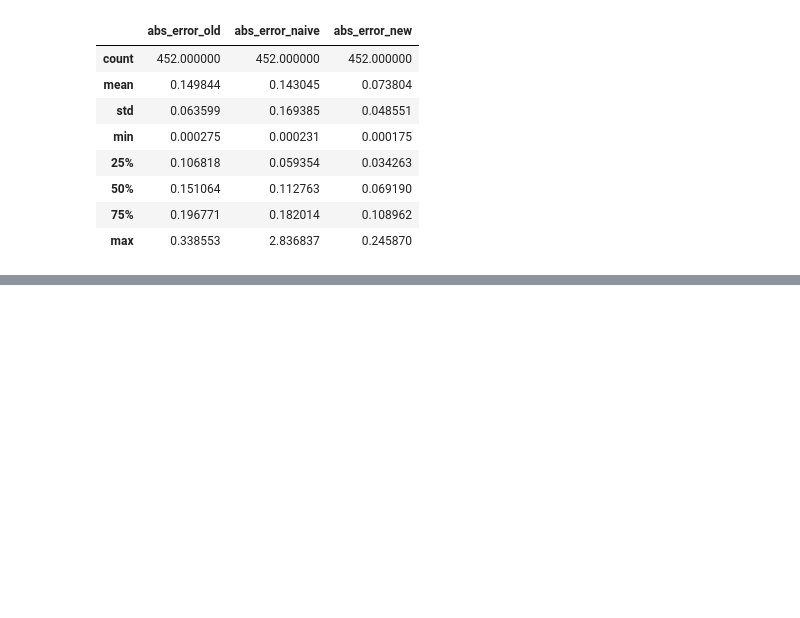
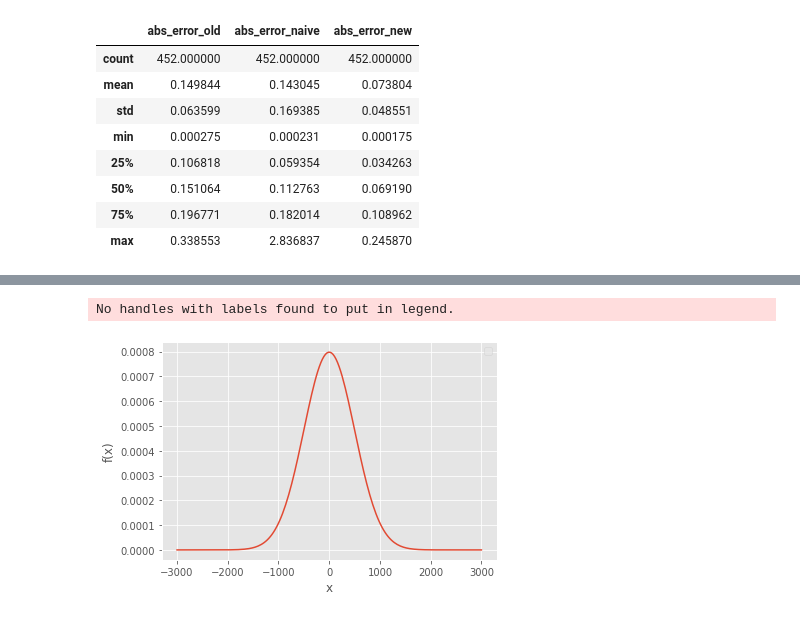
Before and after one commit to soreasy/bayesian_hierarchical_models, a Jupyter notebook: Holiday Effects - Supply Side.ipynb, the cells around one changed output, grey strips where cells are left out. Cells and saved outputs as stored; diff of their text form; code cells hidden in the pictures; blank space fills up the shorter version.

```diff
--- a/Holiday Effects - Supply Side.ipynb
+++ b/Holiday Effects - Supply Side.ipynb
@@ -1449,0 +1264,16 @@ with pm.Model() as hierarchical_model:
+# %%
+x = np.linspace(-3000, 3000, 200)
+# for b in [0.25, 0.5, 1.0, 2.0]:
+# for b in [0.1, 0.2]:
+# for b in [2.0]:
+
+pdf = st.norm.pdf(x, loc=0, scale=500)
+plt.plot(x, pdf)
+# plt.plot(x, pdf, label=r'$\beta$ = {}'.format(b))
+plt.xlabel('x', fontsize=12)
+plt.ylabel('f(x)', fontsize=12)
+plt.legend(loc=1)
+plt.show()
+# %% [output]
+No handles with labels found to put in legend.
+[figure, added]
```
Also changed, not shown: parts of 142 cells of this notebook.
